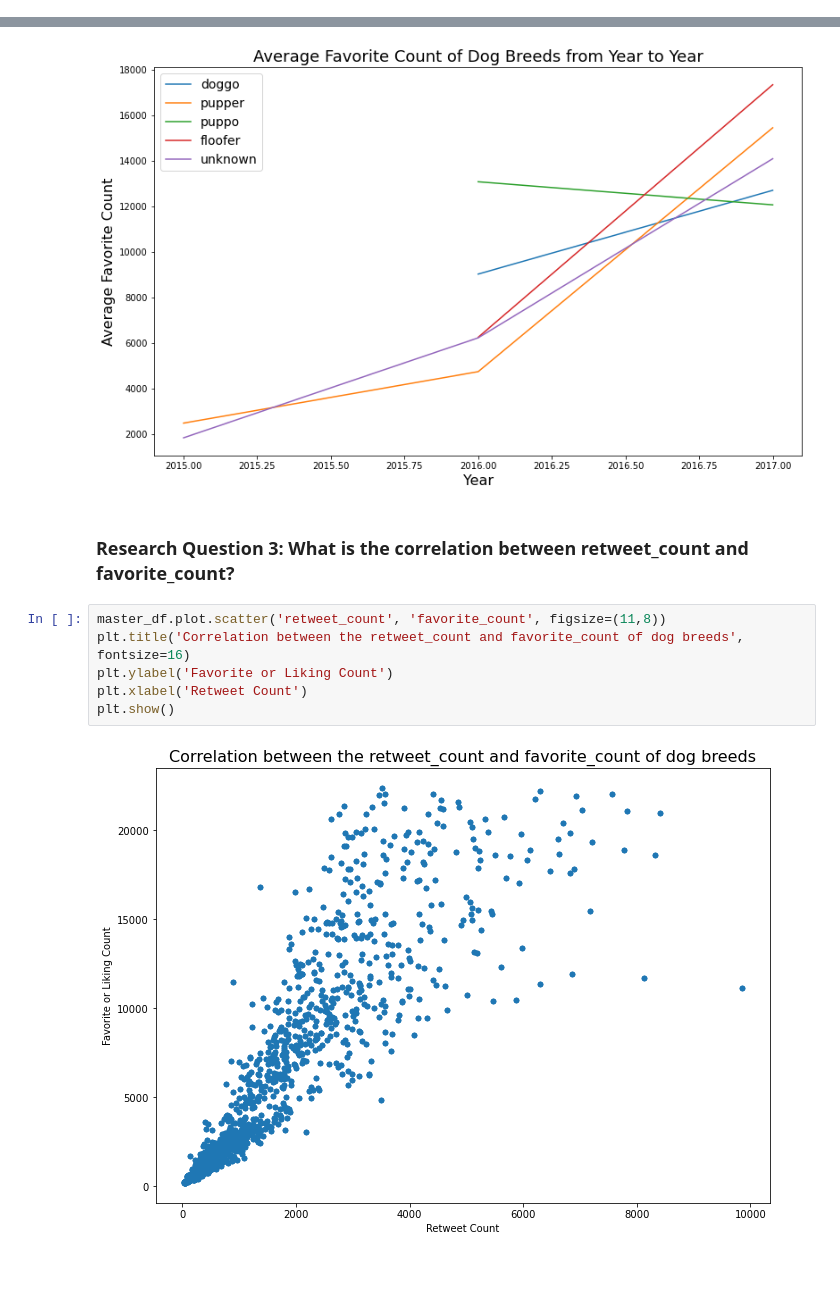
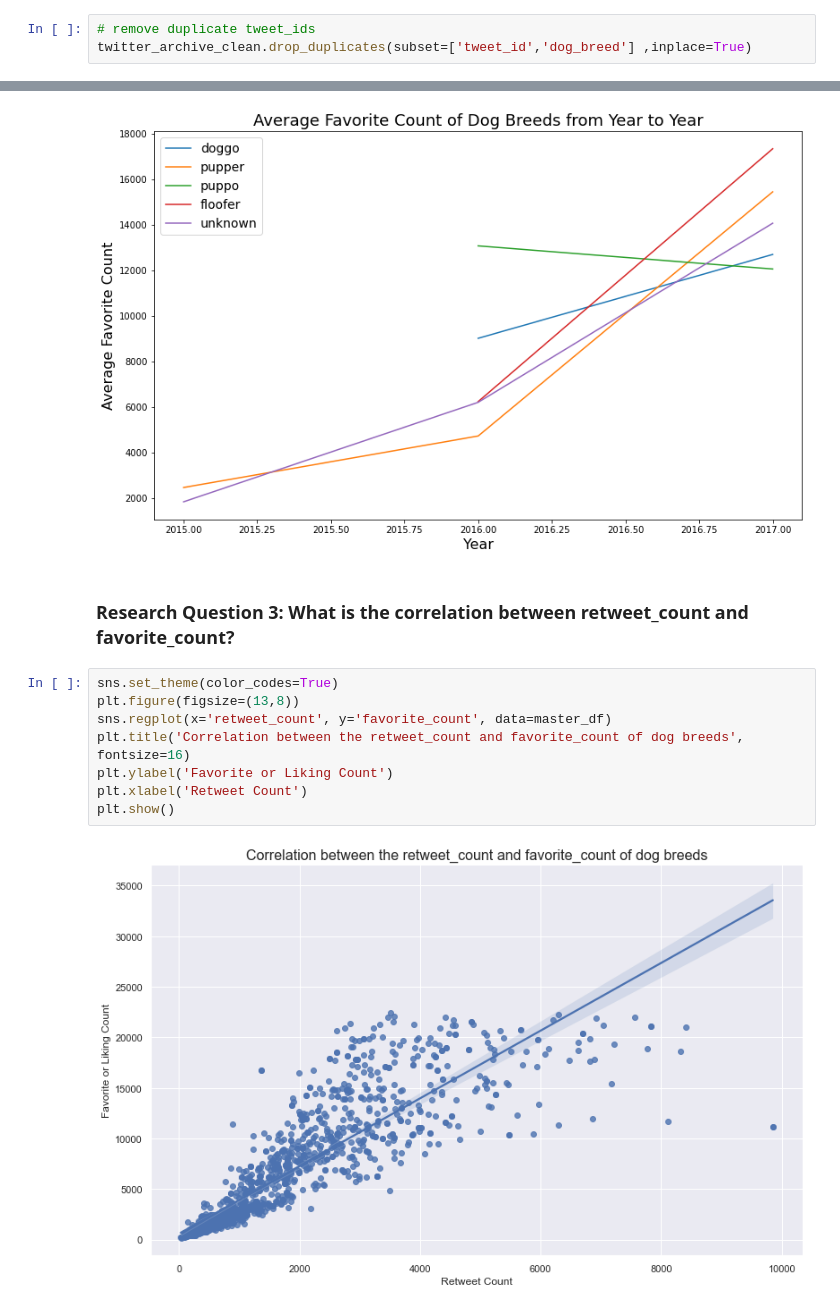
Before and after one commit to ajinjue/Wrangling-Analyze-Data-Project, a Jupyter notebook: wrangle_act.ipynb, the cells around one changed output, grey strips where cells are left out. Cells and saved outputs as stored; diff of their text form; blank space fills up the shorter version.

```diff
--- a/wrangle_act.ipynb
+++ b/wrangle_act.ipynb
@@ -599,6 +645,9 @@ Index(['tweet_id', 'timestamp', 'source', 'text', 'expanded_urls',
 twitter_archive_clean = pd.melt(twitter_archive_clean,
         id_vars=['tweet_id','timestamp','source','text','expanded_urls','rating_numerator','rating_denominator','dog_name'],
         var_name='dog_stage', value_name='dog_breed')
+# %%
+# remove duplicate tweet_ids
+twitter_archive_clean.drop_duplicates(subset=['tweet_id','dog_breed'] ,inplace=True)
 # %% [markdown]
 ### Test
 # %%
@@ -717,13 +775,16 @@ plt.show()
 # %% [output]
 [figure]
 # %% [markdown]
+<a id="rq3"></a>
 ### Research Question 3: What is the correlation between retweet_count and favorite_count?
 # %%
-master_df.plot.scatter('retweet_count', 'favorite_count', figsize=(11,8))
+sns.set_theme(color_codes=True)
+plt.figure(figsize=(13,8))
+sns.regplot(x='retweet_count', y='favorite_count', data=master_df)
 plt.title('Correlation between the retweet_count and favorite_count of dog breeds', fontsize=16)
 plt.ylabel('Favorite or Liking Count')
 plt.xlabel('Retweet Count')
 plt.show()
 # %% [output]
-[figure, old version]
+[figure, new version]
 # %% [markdown]
```
Also changed, not shown: parts of 36 cells of this notebook, 1 other file.
